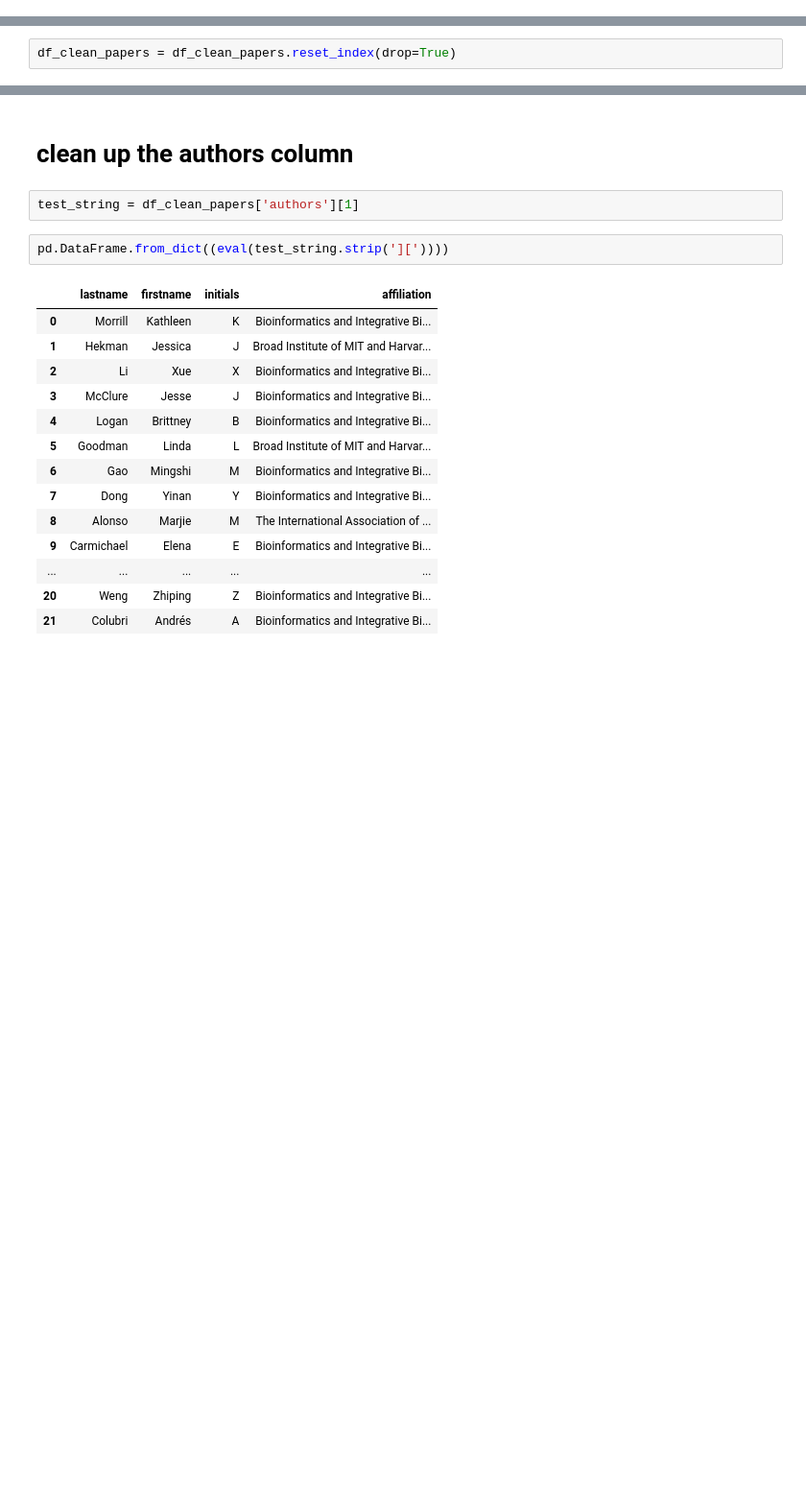
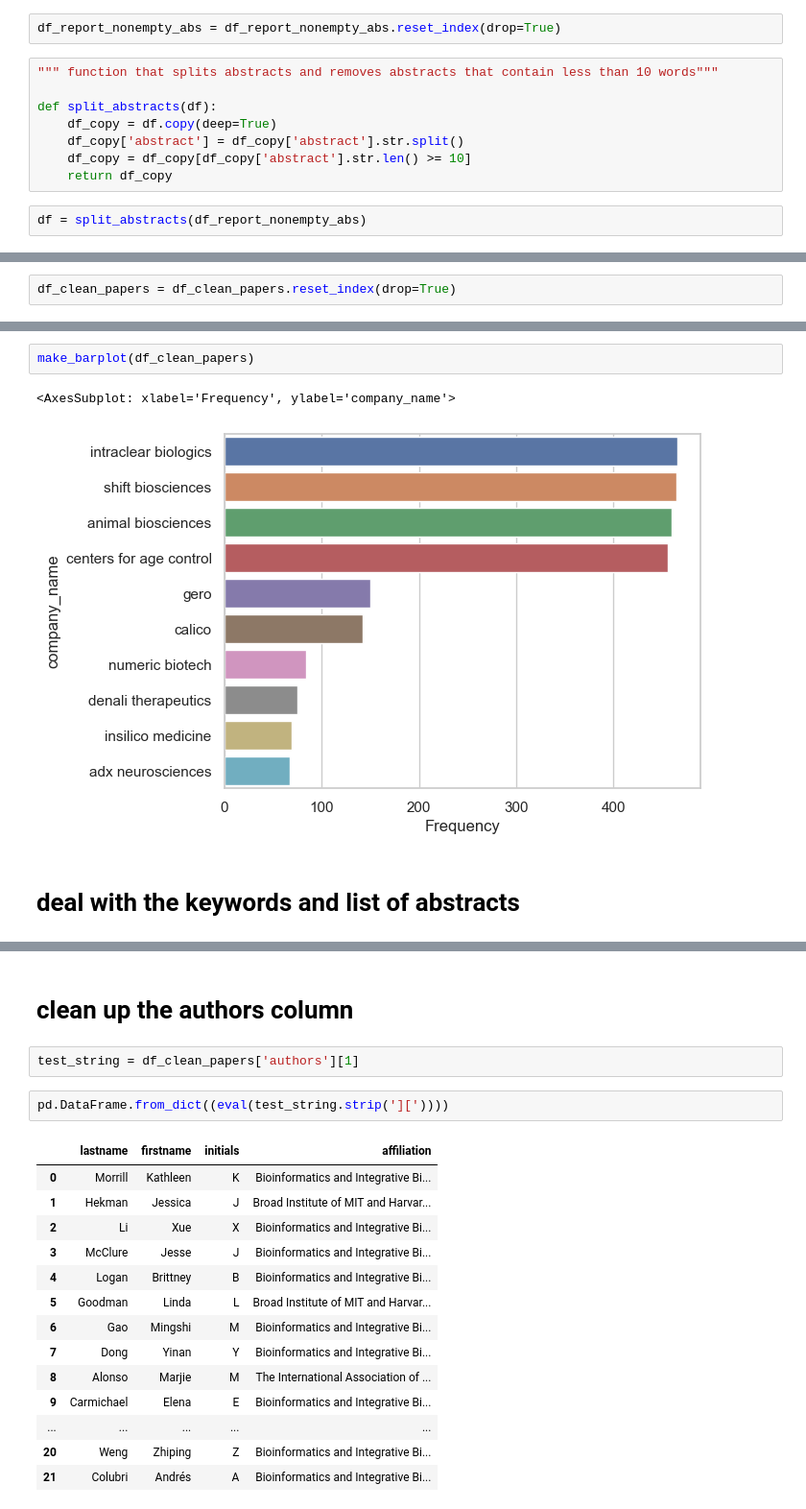
Before and after one commit to strategicwaterfall/antiaging, a Jupyter notebook: main_notebook.ipynb, the cells around one changed output, grey strips where cells are left out. Shown: that part at 96% size. Drawn from its saved outputs; the diff is of its cells as text; blank space fills up the shorter version.

Commit message:
added app keyword issue display improvements needed

```diff
--- a/main_notebook.ipynb
+++ b/main_notebook.ipynb
@@ -240,3 +254,15 @@ data_frame_2018_above_papers = pd.read_csv('post2018_agingcomapnies_papers.csv',
+# %%
+df_report_nonempty_abs = df_report_nonempty_abs.reset_index(drop=True)
+# %%
+""" function that splits abstracts and removes abstracts that contain less than 10 words"""
+
+def split_abstracts(df):
+    df_copy = df.copy(deep=True)
+    df_copy['abstract'] = df_copy['abstract'].str.split()
+    df_copy = df_copy[df_copy['abstract'].str.len() >= 10]
+    return df_copy
+# %%
+df = split_abstracts(df_report_nonempty_abs)
 # %%
 data_frame_2018_above_papers
 #contains empty abstracts so remvoe all rows with empty abstracts or title or keywords
@@ -324,0 +352,7 @@ df_clean_papers = df_clean_papers.reset_index(drop=True)
+# %%
+make_barplot(df_clean_papers)
+# %% [output]
+<AxesSubplot: xlabel='Frequency', ylabel='company_name'>
+[figure, added]
+# %% [markdown]
+# deal with the keywords and list of abstracts
```
Also changed, not shown: parts of 24 cells of this notebook, 1 other file.
